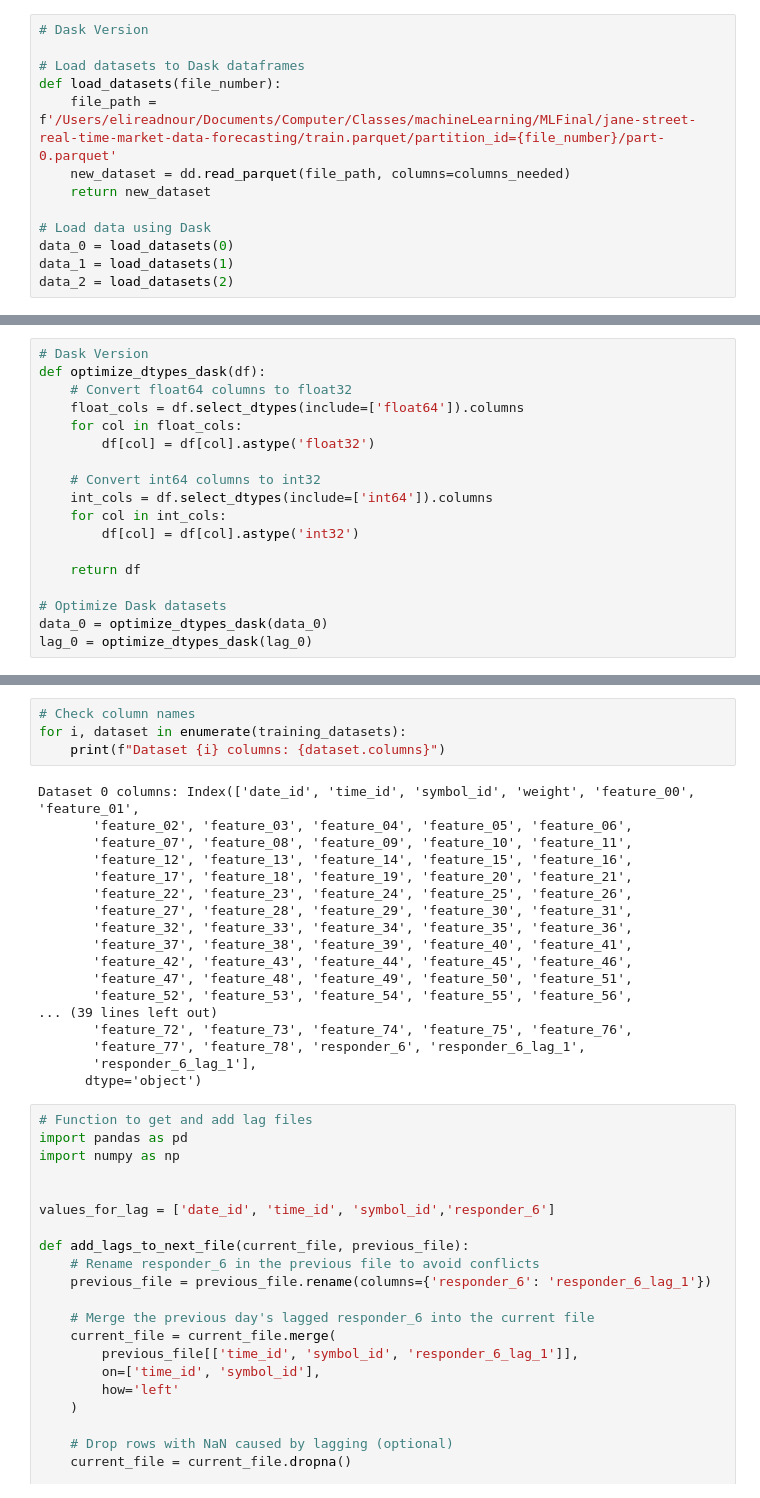
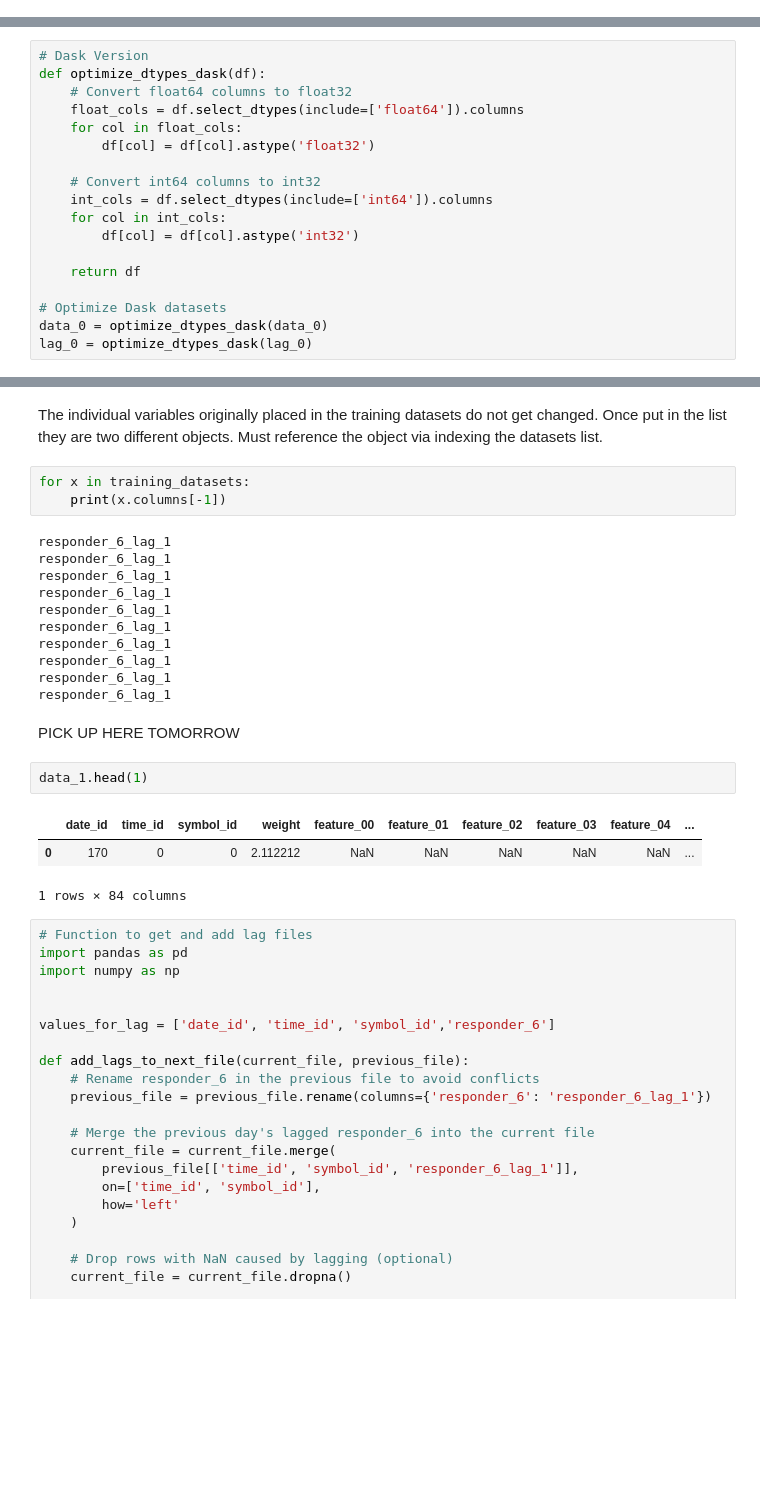
Before and after one commit to ereadnour/ml_final, a Jupyter notebook: data.ipynb, the cells around one changed output, grey strips where cells are left out. Cells and saved outputs as stored; diff of their text form; blank space fills up the shorter version.

Commit message:
Updated data.ipynb with latest modifications

```diff
--- a/data.ipynb
+++ b/data.ipynb
@@ -52,13 +54,0 @@ data_9 = load_datasets(9)'''
-# %%
-# Dask Version
-
-# Load datasets to Dask dataframes
-def load_datasets(file_number):
-    file_path = f'/Users/elireadnour/Documents/Computer/Classes/machineLearning/MLFinal/jane-street-real-time-market-data-forecasting/train.parquet/partition_id={file_number}/part-0.parquet'
-    new_dataset = dd.read_parquet(file_path, columns=columns_needed)
-    return new_dataset
-
-# Load data using Dask
-data_0 = load_datasets(0)
-data_1 = load_datasets(1)
-data_2 = load_datasets(2)
@@ -145,28 +133,30 @@ data_0 = data_0.merge(
 # Iteratively add lag data to subsequent datasets
 for x in range(1, len(training_datasets)):
     training_datasets[x] = add_lags_to_next_file_dask(training_datasets[x], training_datasets[x - 1])
-# %%
-# Check column names
-for i, dataset in enumerate(training_datasets):
-    print(f"Dataset {i} columns: {dataset.columns}")
-# %% [output]
-Dataset 0 columns: Index(['date_id', 'time_id', 'symbol_id', 'weight', 'feature_00', 'feature_01',
-       'feature_02', 'feature_03', 'feature_04', 'feature_05', 'feature_06',
-       'feature_07', 'feature_08', 'feature_09', 'feature_10', 'feature_11',
-       'feature_12', 'feature_13', 'feature_14', 'feature_15', 'feature_16',
-       'feature_17', 'feature_18', 'feature_19', 'feature_20', 'feature_21',
-       'feature_22', 'feature_23', 'feature_24', 'feature_25', 'feature_26',
-       'feature_27', 'feature_28', 'feature_29', 'feature_30', 'feature_31',
-       'feature_32', 'feature_33', 'feature_34', 'feature_35', 'feature_36',
-       'feature_37', 'feature_38', 'feature_39', 'feature_40', 'feature_41',
-       'feature_42', 'feature_43', 'feature_44', 'feature_45', 'feature_46',
-       'feature_47', 'feature_48', 'feature_49', 'feature_50', 'feature_51',
-       'feature_52', 'feature_53', 'feature_54', 'feature_55', 'feature_56',
-... (39 lines left out)
-       'feature_72', 'feature_73', 'feature_74', 'feature_75', 'feature_76',
-       'feature_77', 'feature_78', 'responder_6', 'responder_6_lag_1',
-       'responder_6_lag_1'],
-      dtype='object')
+# %% [markdown]
+The individual variables originally placed in the training datasets do not get changed. Once put in the list they are two different objects. Must reference the object via indexing the datasets list.
+# %%
+for x in training_datasets:
+    print(x.columns[-1])
+# %% [output]
+responder_6_lag_1
+responder_6_lag_1
+responder_6_lag_1
+responder_6_lag_1
+responder_6_lag_1
+responder_6_lag_1
+responder_6_lag_1
+responder_6_lag_1
+responder_6_lag_1
+responder_6_lag_1
+# %% [markdown]
+PICK UP HERE TOMORROW
+# %%
+data_1.head(1)
+# %% [output]
+|  | date_id | time_id | symbol_id | weight | feature_00 | feature_01 | feature_02 | feature_03 | feature_04 | ... |
+| 0 | 170 | 0 | 0 | 2.112212 | NaN | NaN | NaN | NaN | NaN | ... |
+1 rows × 84 columns
 # %%
 # Function to get and add lag files
 import pandas as pd
```
Also changed, not shown: parts of 6 cells of this notebook.
